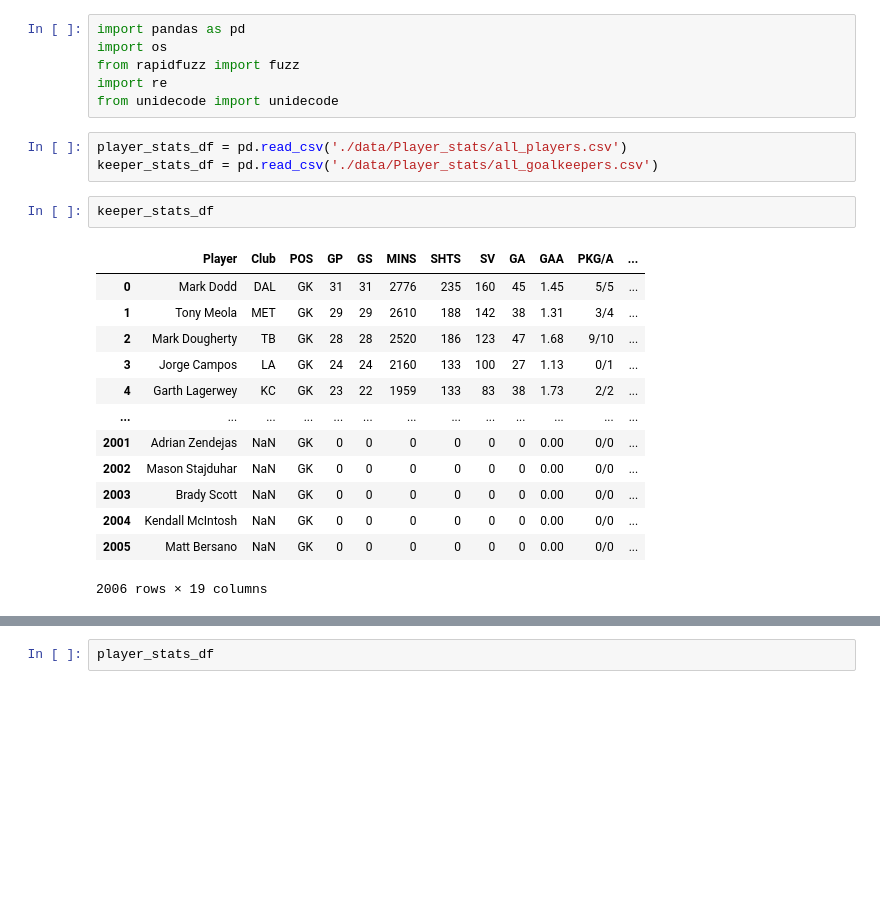
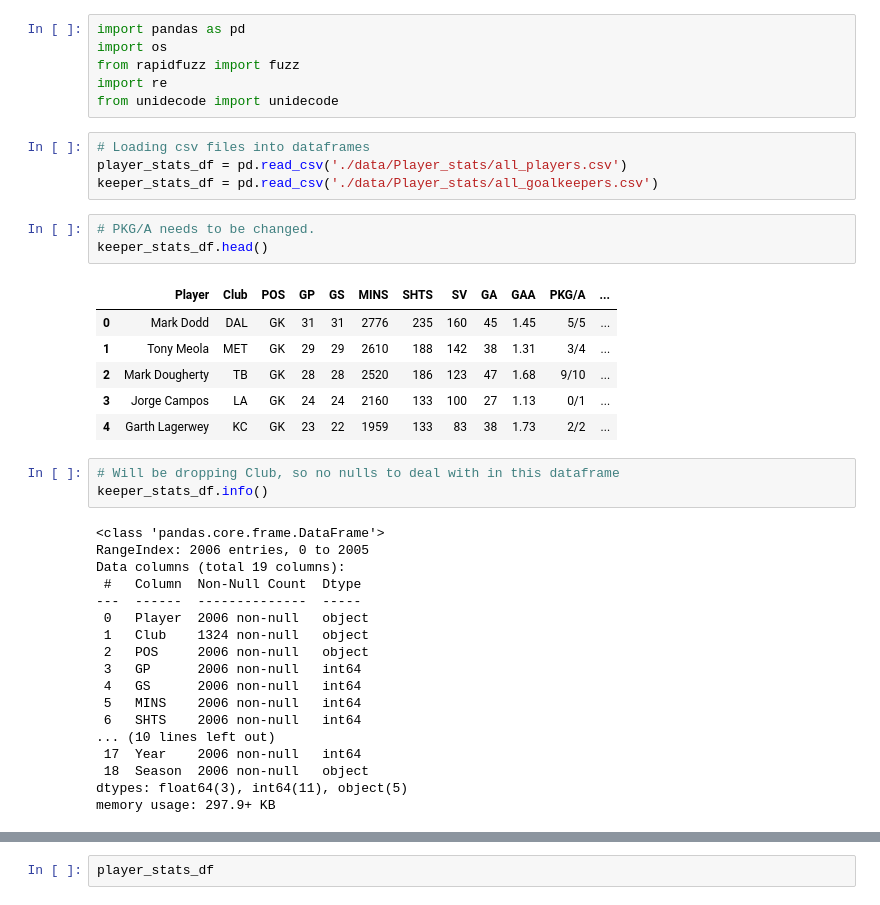
Before and after one commit to m-romanski/Predicting-MLS-Player-Salary, a Jupyter notebook: EDA.ipynb, the cells around one changed output, grey strips where cells are left out. Saved outputs shown, nothing was run; the diff lists cells and outputs as text; blank space fills up the shorter version.

```diff
--- a/EDA.ipynb
+++ b/EDA.ipynb
@@ -5,21 +5,37 @@ from rapidfuzz import fuzz
 import re
 from unidecode import unidecode
 # %%
+# Loading csv files into dataframes
 player_stats_df = pd.read_csv('./data/Player_stats/all_players.csv')
 keeper_stats_df = pd.read_csv('./data/Player_stats/all_goalkeepers.csv')
 # %%
-keeper_stats_df
+# PKG/A needs to be changed.
+keeper_stats_df.head()
 # %% [output]
 |  | Player | Club | POS | GP | GS | MINS | SHTS | SV | GA | GAA | PKG/A | ... |
 | 0 | Mark Dodd | DAL | GK | 31 | 31 | 2776 | 235 | 160 | 45 | 1.45 | 5/5 | ... |
 | 1 | Tony Meola | MET | GK | 29 | 29 | 2610 | 188 | 142 | 38 | 1.31 | 3/4 | ... |
 | 2 | Mark Dougherty | TB | GK | 28 | 28 | 2520 | 186 | 123 | 47 | 1.68 | 9/10 | ... |
 | 3 | Jorge Campos | LA | GK | 24 | 24 | 2160 | 133 | 100 | 27 | 1.13 | 0/1 | ... |
 | 4 | Garth Lagerwey | KC | GK | 23 | 22 | 1959 | 133 | 83 | 38 | 1.73 | 2/2 | ... |
-| ... | ... | ... | ... | ... | ... | ... | ... | ... | ... | ... | ... | ... |
-| 2001 | Adrian Zendejas | NaN | GK | 0 | 0 | 0 | 0 | 0 | 0 | 0.00 | 0/0 | ... |
-| 2002 | Mason Stajduhar | NaN | GK | 0 | 0 | 0 | 0 | 0 | 0 | 0.00 | 0/0 | ... |
-| 2003 | Brady Scott | NaN | GK | 0 | 0 | 0 | 0 | 0 | 0 | 0.00 | 0/0 | ... |
-| 2004 | Kendall McIntosh | NaN | GK | 0 | 0 | 0 | 0 | 0 | 0 | 0.00 | 0/0 | ... |
-| 2005 | Matt Bersano | NaN | GK | 0 | 0 | 0 | 0 | 0 | 0 | 0.00 | 0/0 | ... |
-2006 rows × 19 columns
+# %%
+# Will be dropping Club, so no nulls to deal with in this dataframe
+keeper_stats_df.info()
+# %% [output]
+<class 'pandas.core.frame.DataFrame'>
+RangeIndex: 2006 entries, 0 to 2005
+Data columns (total 19 columns):
+ #   Column  Non-Null Count  Dtype
+---  ------  --------------  -----
+ 0   Player  2006 non-null   object
+ 1   Club    1324 non-null   object
+ 2   POS     2006 non-null   object
+ 3   GP      2006 non-null   int64
+ 4   GS      2006 non-null   int64
+ 5   MINS    2006 non-null   int64
+ 6   SHTS    2006 non-null   int64
+... (10 lines left out)
+ 17  Year    2006 non-null   int64
+ 18  Season  2006 non-null   object
+dtypes: float64(3), int64(11), object(5)
+memory usage: 297.9+ KB
```
Also changed, not shown: parts of 96 cells of this notebook, 3 other files.
